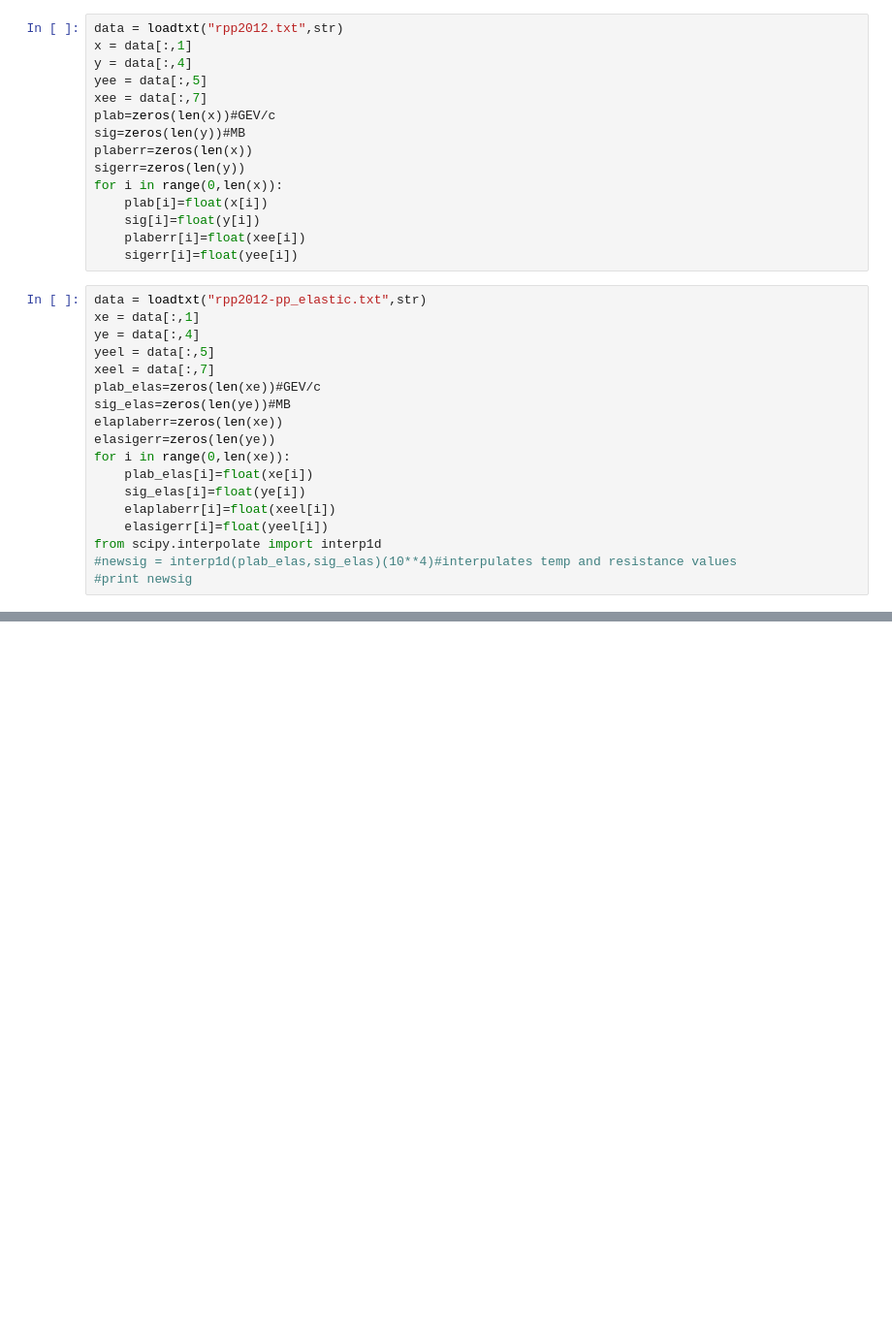
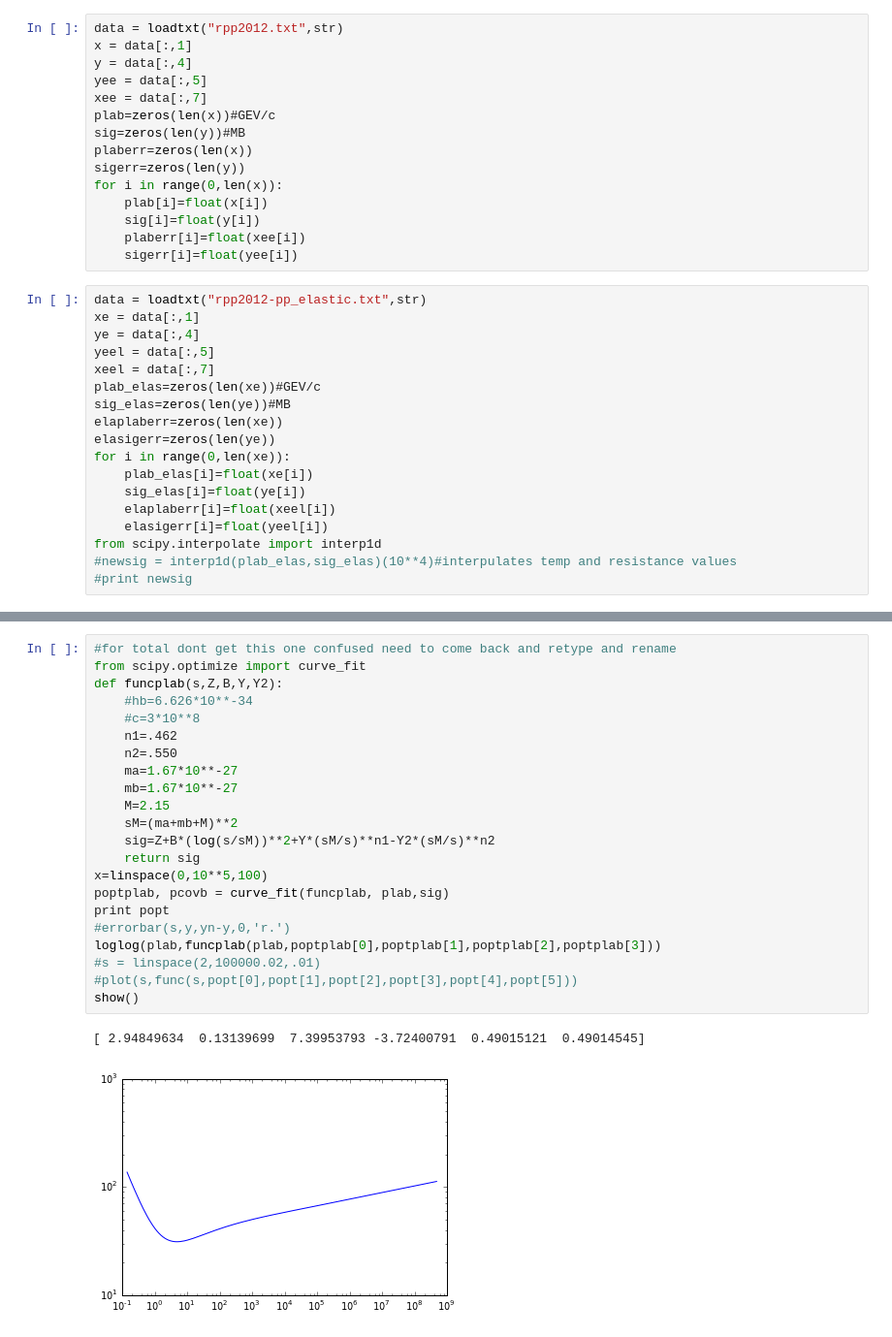
Before and after one commit to mmille60/PHYS202-SP2013, a Jupyter notebook: Project/plotting for ptoject.ipynb, the cells around one changed output, grey strips where cells are left out. Shown: that part at 97% size. Cells and saved outputs as stored; diff of their text form; blank space fills up the shorter version.

```diff
--- a/Project/plotting for ptoject.ipynb
+++ b/Project/plotting for ptoject.ipynb
@@ -132,0 +146,25 @@ plot(s,D)
+# %%
+#for total dont get this one confused need to come back and retype and rename
+from scipy.optimize import curve_fit
+def funcplab(s,Z,B,Y,Y2):
+    #hb=6.626*10**-34
+    #c=3*10**8
+    n1=.462
+    n2=.550
+    ma=1.67*10**-27
+    mb=1.67*10**-27
+    M=2.15
+    sM=(ma+mb+M)**2
+    sig=Z+B*(log(s/sM))**2+Y*(sM/s)**n1-Y2*(sM/s)**n2
+    return sig
+x=linspace(0,10**5,100)
+poptplab, pcovb = curve_fit(funcplab, plab,sig)
+print popt
+#errorbar(s,y,yn-y,0,'r.')
+loglog(plab,funcplab(plab,poptplab[0],poptplab[1],poptplab[2],poptplab[3]))
+#s = linspace(2,100000.02,.01)
+#plot(s,func(s,popt[0],popt[1],popt[2],popt[3],popt[4],popt[5]))
+show()
+# %% [output]
+[ 2.94849634  0.13139699  7.39953793 -3.72400791  0.49015121  0.49014545]
+[figure, added]
```
Also changed, not shown: parts of 4 cells of this notebook, 5 other files.
